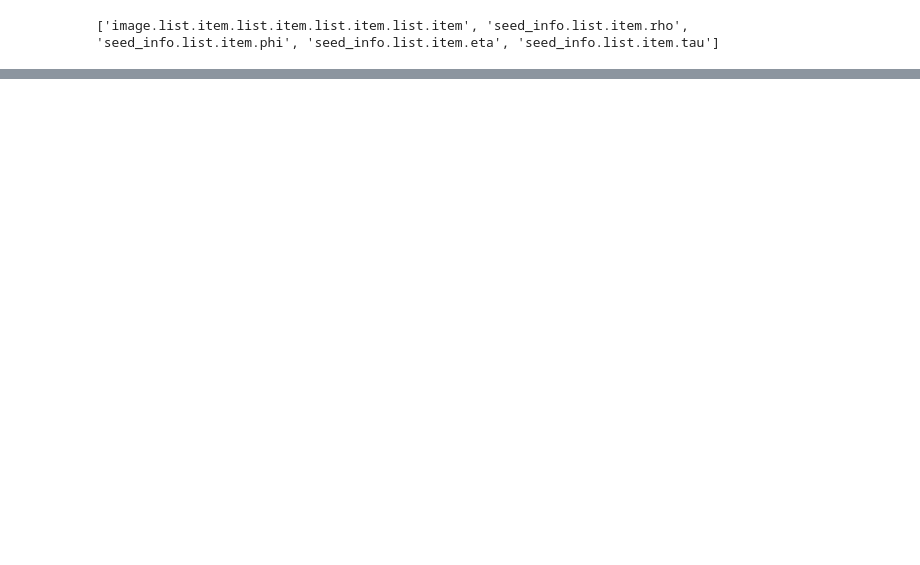
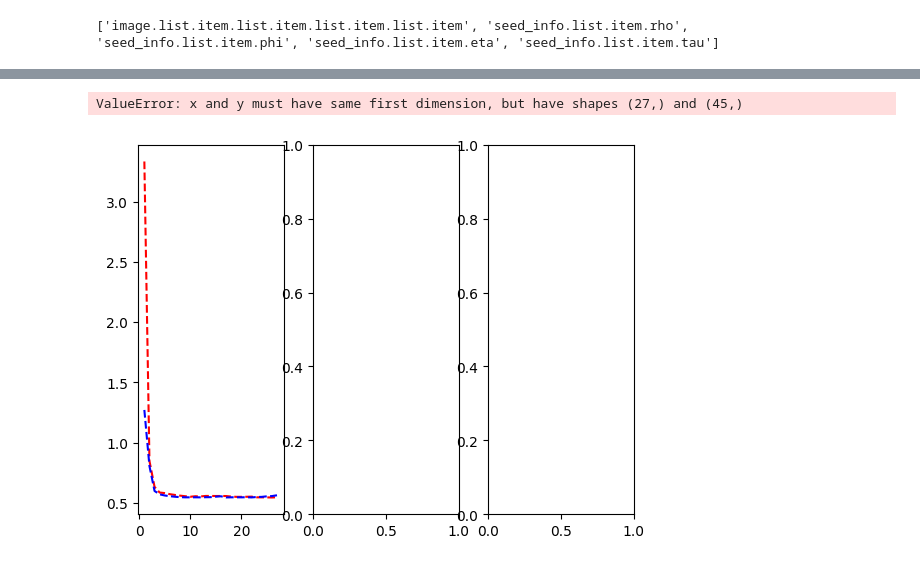
Before and after one commit to JazzyJonah/OpenFastML, a Jupyter notebook: notebooks/test_model.ipynb, the cells around one changed output, grey strips where cells are left out. Saved outputs shown, nothing was run; the diff lists cells and outputs as text; code cells hidden in the pictures; blank space fills up the shorter version.

```diff
--- a/notebooks/test_model.ipynb
+++ b/notebooks/test_model.ipynb
@@ -143,0 +156,53 @@ plt.show()
+# %%
+# Loss Curves
+
+original_training_losses_8 = [3.333814859390259, 0.8479753732681274, 0.6327973008155823, 0.5856683850288391, 0.581212043762207, 0.5721426010131836, 0.5657449960708618, 0.5600014925003052, 0.5552849769592285, 0.5508038997650146, 0.5550783276557922, 0.5532186627388, 0.5573946833610535, 0.5575675964355469, 0.5569628477096558, 0.557162344455719, 0.556764543056488, 0.5523778200149536, 0.5501466989517212, 0.5500723123550415, 0.5506507158279419, 0.5518348217010498, 0.5460847616195679, 0.5457041263580322, 0.5454825758934021, 0.5447657108306885, 0.5463917851448059]
+original_validation_losses_8 = [1.2713254690170288, 0.8051267266273499, 0.598760187625885, 0.5708408355712891, 0.5612977743148804, 0.5553808808326721, 0.5508555769920349, 0.5474780201911926, 0.5459796786308289, 0.5460736751556396, 0.5461593270301819, 0.5458468198776245, 0.5468762516975403, 0.5474416017532349, 0.551364541053772, 0.5546722412109375, 0.5450754165649414, 0.5461377501487732, 0.546296238899231, 0.5459293723106384, 0.546898365020752, 0.5453064441680908, 0.5485796928405762, 0.5497077703475952, 0.554289698600769, 0.556311309337616, 0.563164472579956]
+root_training_losses_8 = [6.66945743560791, 4.376375198364258, 2.7720401287078857, 1.7300633192062378, 1.2300329208374023, 1.0391563177108765, 0.8911680579185486, 0.7978253364562988, 0.7344653010368347, 0.6664237976074219, 0.636656641960144, 0.6241737604141235, 0.6062090396881104, 0.6010542511940002, 0.5932687520980835, 0.6058300137519836, 0.6041695475578308, 0.5974020957946777, 0.5937110185623169, 0.5924699902534485, 0.5866457223892212, 0.580976128578186, 0.573573648929596, 0.571016252040863, 0.5743123888969421, 0.5641528367996216, 0.5622111558914185, 0.5591949820518494, 0.5609409213066101, 0.5591098070144653, 0.5545949935913086, 0.5619792342185974, 0.5472315549850464, 0.5487379431724548, 0.5487625598907471, 0.5459560751914978, 0.5441777110099792, 0.541507363319397, 0.5389420986175537, 0.5439608693122864, 0.5392481684684753, 0.5398896336555481, 0.5321760773658752, 0.5350943803787231, 0.5383622646331787]
+root_validation_losses_8 = [5.487383842468262, 3.8544857501983643, 2.360546350479126, 1.6768550872802734, 1.3341097831726074, 1.1460349559783936, 0.9804929494857788, 0.8997026085853577, 0.8309943675994873, 0.7261307239532471, 0.6949489116668701, 0.6664369106292725, 0.6655059456825256, 0.6492233276367188, 0.6398873329162598, 0.6957287788391113, 0.6946043372154236, 0.6016758680343628, 0.600351095199585, 0.5939167141914368, 0.5858524441719055, 0.585443913936615, 0.6713149547576904, 0.5761643648147583, 0.5732468962669373, 0.6454808712005615, 0.6486896872520447, 0.5764307975769043, 0.6289635896682739, 0.6523072719573975, 0.563301682472229, 0.5620145201683044, 0.5611209869384766, 0.5606638789176941, 0.5600605010986328, 0.5589403510093689, 0.6257568597793579, 0.55817049741745, 0.5584855079650879, 0.5580574870109558, 0.5572715401649475, 0.5580240488052368, 0.5586236119270325, 0.5575692653656006, 0.562904953956604]
+
+original_training_losses_64 =  [7.544331073760986, 5.13128137588501, 3.464021682739258, 2.2522125244140625, 1.5747401714324951, 1.256024718284607, 1.0468424558639526, 0.8984960913658142, 0.7801864147186279, 0.7353963255882263, 0.7069629430770874, 0.6804150938987732, 0.6450843214988708, 0.6175830960273743, 0.6052219867706299, 0.5976365804672241, 0.591192364692688, 0.5835461020469666, 0.5845446586608887, 0.5829890370368958, 0.5810961723327637, 0.5796206593513489, 0.5785620212554932, 0.5777168869972229, 0.5784944295883179, 0.5756633281707764, 0.5710373520851135, 0.5647143721580505, 0.5647940635681152, 0.5638916492462158, 0.561351478099823, 0.5659613013267517, 0.5581061244010925, 0.5606012344360352, 0.5626909136772156, 0.5596814751625061, 0.5589358806610107, 0.5552962422370911, 0.554761528968811, 0.5489538908004761, 0.553676962852478, 0.5489346981048584, 0.5512722730636597, 0.5474149584770203, 0.5493199825286865]
+original_validation_losses_64 = [6.149656772613525, 4.390331268310547, 2.894622802734375, 1.944467306137085, 1.4404031038284302, 1.1931484937667847, 1.05070161819458, 0.8648874759674072, 0.789232075214386, 0.7404322028160095, 0.7098050713539124, 0.6503070592880249, 0.6302317976951599, 0.619067370891571, 0.6049804091453552, 0.6027827262878418, 0.5866126418113708, 0.6880714297294617, 0.5759516954421997, 0.5736985802650452, 0.5724205374717712, 0.5711190700531006, 0.5692535638809204, 0.5631364583969116, 0.5594165325164795, 0.5579753518104553, 0.556144654750824, 0.5556015968322754, 0.5563036203384399, 0.645733118057251, 0.5525426268577576, 0.5512256026268005, 0.550409197807312, 0.5503184199333191, 0.5488414764404297, 0.5526849031448364, 0.547883152961731, 0.5466964244842529, 0.5483920574188232, 0.5463583469390869, 0.5475722551345825, 0.5447495579719543, 0.54731285572052, 0.5430155396461487, 0.5426459312438965]
+root_training_losses_64 = []
+root_validation_losses_64 = []
+
+original_training_losses_512 = [8.942265510559082, 8.391587257385254, 7.993427276611328, 7.663282871246338, 7.299986362457275, 6.865237712860107, 6.5076446533203125, 6.314448356628418, 5.921805381774902, 5.7007341384887695, 5.319620132446289, 5.194584846496582, 4.888476371765137, 4.719005584716797, 4.236448764801025, 4.145458221435547, 4.011999130249023, 3.7435147762298584, 3.5396926403045654, 3.13637638092041, 3.065049409866333, 3.035507917404175, 2.9131200313568115, 2.6185247898101807, 2.2993409633636475, 2.1554222106933594, 2.1329493522644043, 2.0842320919036865, 2.0033059120178223, 1.9741066694259644, 1.7588411569595337, 1.5695468187332153, 1.5680410861968994, 1.5296975374221802, 1.4379295110702515, 1.4132142066955566, 1.3713948726654053, 1.3493832349777222, 1.312313199043274, 1.286101222038269, 1.2706091403961182, 1.1938776969909668, 1.1226948499679565, 1.1006124019622803, 1.0962119102478027]
+original_validation_losses_512 = [9.11207389831543, 8.18625259399414, 8.097168922424316, 7.493468761444092, 7.466040134429932, 6.7380523681640625, 6.670027256011963, 6.158333778381348, 6.090157508850098, 5.549251556396484, 5.445863246917725, 5.322861671447754, 4.8937177658081055, 4.862618923187256, 4.316166877746582, 4.179376602172852, 4.109939098358154, 3.779646873474121, 3.3193161487579346, 3.2309658527374268, 3.1594364643096924, 3.084493637084961, 2.778907060623169, 2.6795802116394043, 2.292837142944336, 2.2297608852386475, 2.2154183387756348, 2.1348509788513184, 2.0646042823791504, 2.0456552505493164, 1.6398987770080566, 1.6369200944900513, 1.6332061290740967, 1.5000571012496948, 1.4996764659881592, 1.4265490770339966, 1.4265490770339966, 1.366784691810608, 1.3654612302780151, 1.3196433782577515, 1.319389820098877, 1.2036900520324707, 1.1422454118728638, 1.1344444751739502, 1.1344444751739502]
+root_training_losses_512 = []
+root_validation_losses_512 = []
+
+
+epochs = [i+1 for i in range(len(original_training_losses_8))]
+
+fig, (ax1, ax2, ax3) = plt.subplots(1, 3)
+for i in range(3):
+    if i == 0:
+        ax = ax1
+        original_training_losses = original_training_losses_8
+        original_validation_losses = original_validation_losses_8
+        root_training_losses = root_training_losses_8
+        root_validation_losses = root_validation_losses_8
+    elif i == 1:
+        ax = ax2
+        original_training_losses = original_training_losses_64
+        original_validation_losses = original_validation_losses_64
+        root_training_losses = root_training_losses_64
+        root_validation_losses = root_validation_losses_64
+    else:
+        ax = ax3
+        original_training_losses = original_training_losses_512
+        original_validation_losses = original_validation_losses_512
+        root_training_losses = root_training_losses_512
+        root_validation_losses = root_validation_losses_512
+
+    ax.plot(epochs, original_training_losses, linestyle="--", color="red", label="Original training loss")
+    ax.plot(epochs, original_validation_losses, linestyle="--", color="blue", label="Original validation loss")
+    ax.plot(epochs, root_training_losses, color="red", label="ROOT training loss")
+    ax.plot(epochs, root_validation_losses, color="blue", label="ROOT validation loss")
+
+    plt.xlabel("Epoch")
+    plt.ylabel("Loss")
+    plt.legend()
+# %% [output]
+ValueError: x and y must have same first dimension, but have shapes (27,) and (45,)
+[figure, added]
```
Also changed, not shown: parts of 17 cells of this notebook, 10 other files.
